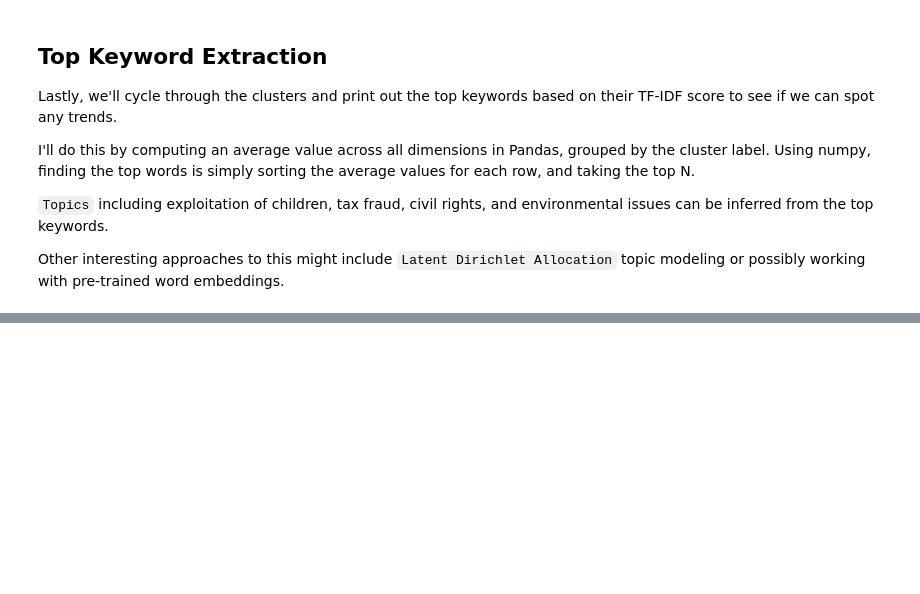
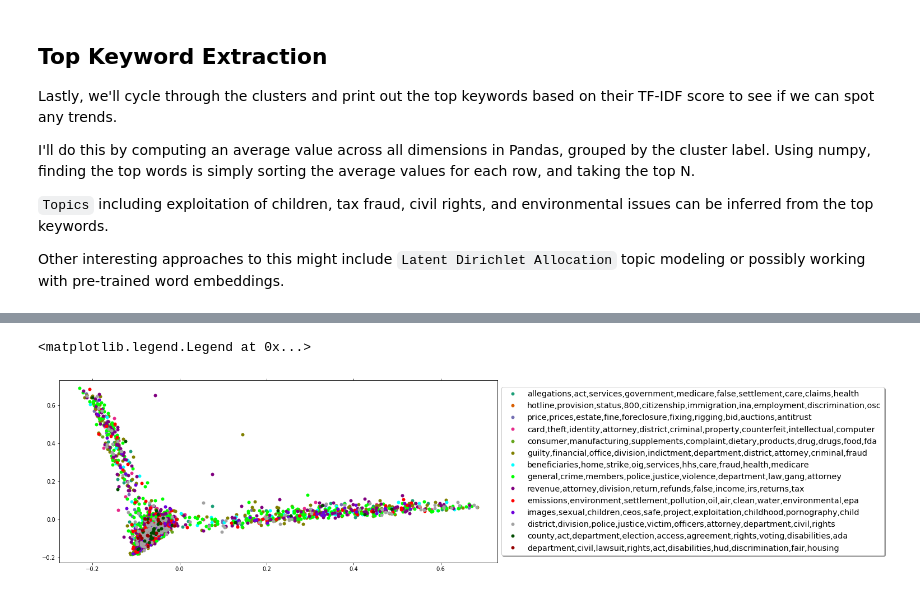
Before and after one commit to beppe95/Text-Summarization, a Jupyter notebook: Document_Clustering.ipynb, the cells around one changed output, grey strips where cells are left out. Drawn from its saved outputs; the diff is of its cells as text; code cells hidden in the pictures; blank space fills up the shorter version.

```diff
--- a/Document_Clustering.ipynb
+++ b/Document_Clustering.ipynb
@@ -96,8 +127,15 @@ In the following, one plot uses `Principal Component Analysis` which is better a
 
 The other plot uses `T-Distributed Stochastic Neighbor Embedding` which is better at capturing relations between neighbors
 # %%
-clusters = MiniBatchKMeans(
-    n_clusters=14,
+num_clusters = 14
+
+mbkm = MiniBatchKMeans(
+    n_clusters=num_clusters,
     init_size=1024,
     batch_size=2048,
-    random_state=1695).fit_predict(td_matrix)
+    compute_labels = True,
+    random_state=1695).fit(tfidf_matrix)
+
+mbkm.predict(tfidf_matrix)
+
+clusters = mbkm.labels_
@@ -162,0 +228,42 @@ department,civil,lawsuit,rights,act,disabilities,hud,discrimination,fair,housing
+# %%
+max_label = max(clusters)
+max_items = np.random.choice(range(tfidf_matrix.shape[0]), size=3000, replace=False)
+
+pca = PCA(n_components=2).fit_transform(tfidf_matrix[max_items,:].todense())
+
+xs, ys = pca[:,0], pca[:,1]
+df = pd.DataFrame(dict(x=xs, y=ys, label=clusters.tolist()[:3000]))
+
+groups = df.groupby('label')
+
+f, ax = plt.subplots(figsize=(14, 6))
+
+for name, group in groups:
+    ax.plot(
+        group.x,
+        group.y,
+        marker='o',
+        linestyle='',
+        label=targets[name],
+        color=colors[name],
+        mec='none'
+    )
+
+    ax.tick_params(
+        axis= 'x',
+        which='both',
+        bottom='off',
+        top='off',
+        labelbottom='off')
+
+    ax.tick_params(
+        axis= 'y',
+        which='both',
+        left='off',
+        top='off',
+        labelleft='off')
+
+ax.legend(numpoints=1, loc='center left', bbox_to_anchor=(1.0, 0.5), ncol=1, fancybox=True, shadow=True, fontsize='x-large')
+# %% [output]
+<matplotlib.legend.Legend at 0x...>
+[figure, added]
```
Also changed, not shown: parts of 13 cells of this notebook.
